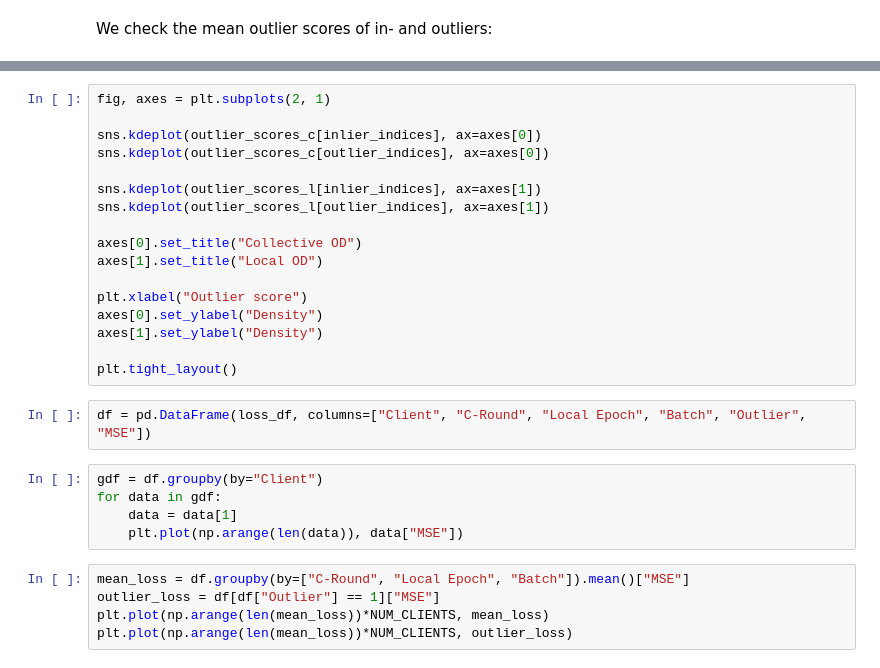
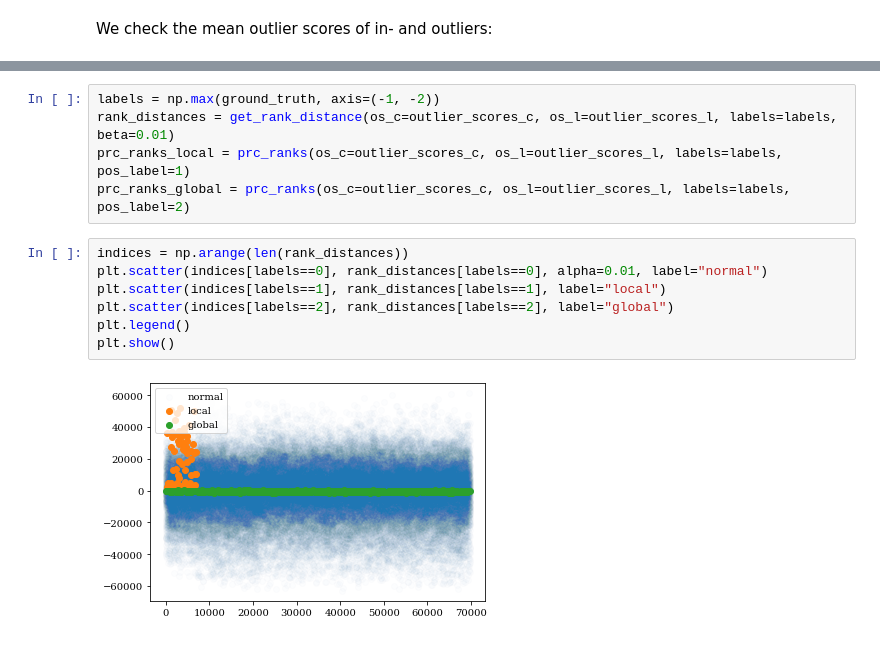
Before and after one commit to heymarco/edge_outlier_detection, a Jupyter notebook: EXP_cifar.ipynb, the cells around one changed output, grey strips where cells are left out. Cells and saved outputs as stored; diff of their text form.

```diff
--- a/EXP_cifar.ipynb
+++ b/EXP_cifar.ipynb
@@ -579,29 +588,14 @@ axes[1].set_ylabel("MSE")
-# %%
-fig, axes = plt.subplots(2, 1)
-
-sns.kdeplot(outlier_scores_c[inlier_indices], ax=axes[0])
-sns.kdeplot(outlier_scores_c[outlier_indices], ax=axes[0])
-
-sns.kdeplot(outlier_scores_l[inlier_indices], ax=axes[1])
-sns.kdeplot(outlier_scores_l[outlier_indices], ax=axes[1])
-
-axes[0].set_title("Collective OD")
-axes[1].set_title("Local OD")
-
-plt.xlabel("Outlier score")
-axes[0].set_ylabel("Density")
-axes[1].set_ylabel("Density")
-
-plt.tight_layout()
-# %%
-df = pd.DataFrame(loss_df, columns=["Client", "C-Round", "Local Epoch", "Batch", "Outlier", "MSE"])
-# %%
-gdf = df.groupby(by="Client")
-for data in gdf:
-    data = data[1]
-    plt.plot(np.arange(len(data)), data["MSE"])
-# %%
-mean_loss = df.groupby(by=["C-Round", "Local Epoch", "Batch"]).mean()["MSE"]
-outlier_loss = df[df["Outlier"] == 1]["MSE"]
-plt.plot(np.arange(len(mean_loss))*NUM_CLIENTS, mean_loss)
-plt.plot(np.arange(len(mean_loss))*NUM_CLIENTS, outlier_loss)
+# %%
+labels = np.max(ground_truth, axis=(-1, -2))
+rank_distances = get_rank_distance(os_c=outlier_scores_c, os_l=outlier_scores_l, labels=labels, beta=0.01)
+prc_ranks_local = prc_ranks(os_c=outlier_scores_c, os_l=outlier_scores_l, labels=labels, pos_label=1)
+prc_ranks_global = prc_ranks(os_c=outlier_scores_c, os_l=outlier_scores_l, labels=labels, pos_label=2)
+# %%
+indices = np.arange(len(rank_distances))
+plt.scatter(indices[labels==0], rank_distances[labels==0], alpha=0.01, label="normal")
+plt.scatter(indices[labels==1], rank_distances[labels==1], label="local")
+plt.scatter(indices[labels==2], rank_distances[labels==2], label="global")
+plt.legend()
+plt.show()
+# %% [output]
+[figure, added]
```
Also changed, not shown: parts of 29 cells of this notebook, 3 other files.
